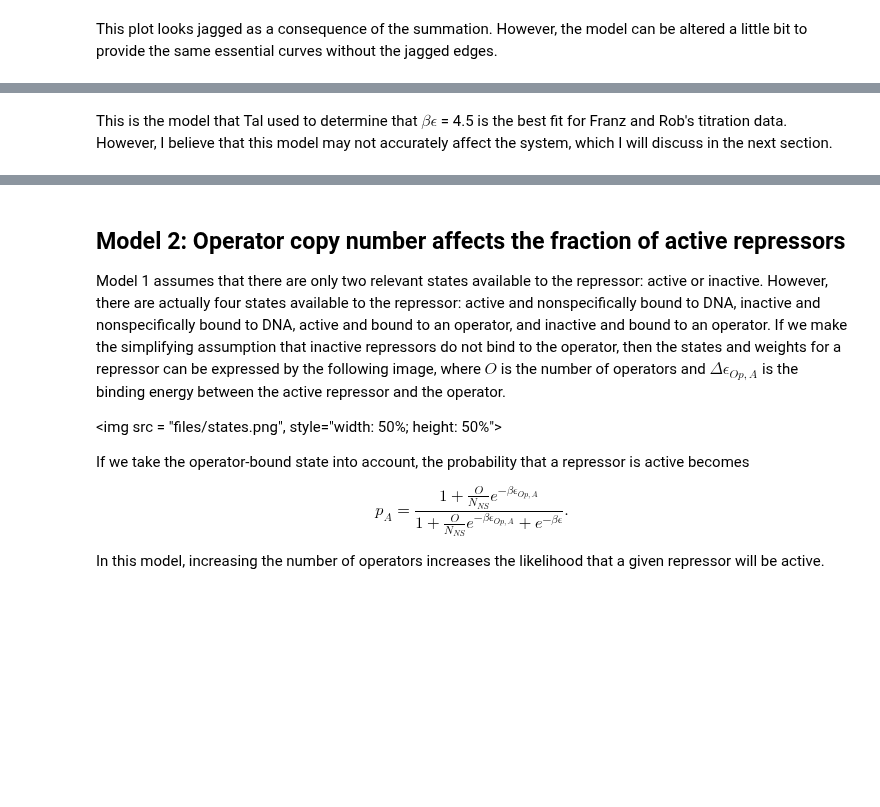
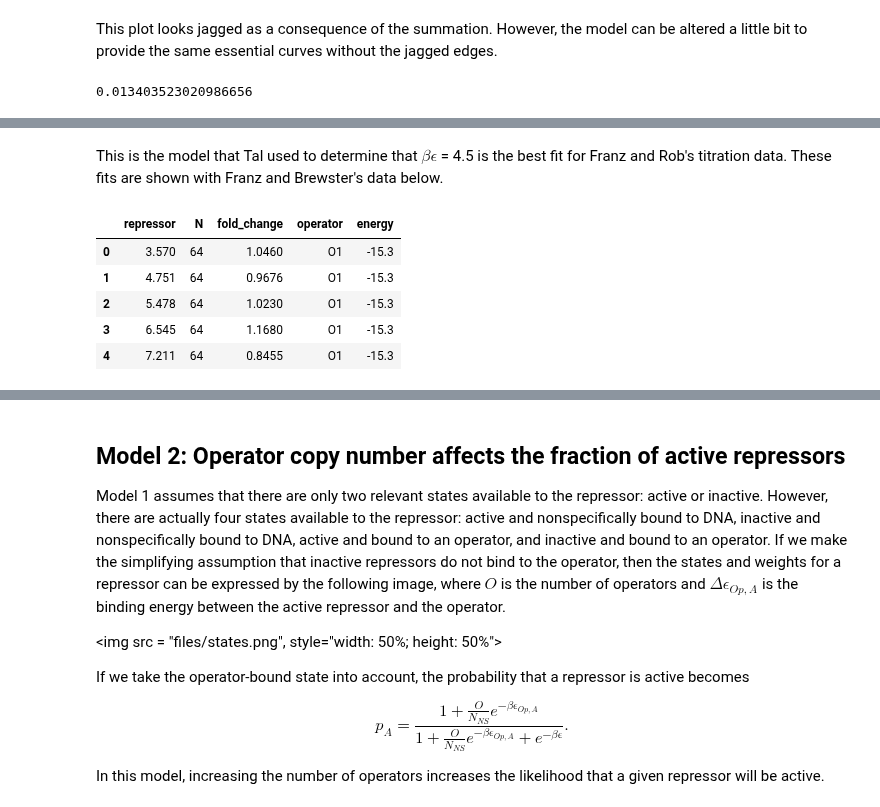
Before and after one commit to RPGroup-PBoC/mwc_induction, a Jupyter notebook: code/analysis/Determining_p_active.ipynb, the cells around one changed output, grey strips where cells are left out. Cells and saved outputs as stored; diff of their text form; code cells hidden in the pictures; blank space fills up the shorter version.

```diff
--- a/code/analysis/Determining_p_active.ipynb
+++ b/code/analysis/Determining_p_active.ipynb
@@ -115,2 +123,9 @@ def model_1_smooth(eBE,N,Op):
     return (Rtot, fc)
+# %%
+N = 10
+Op = -17.0
+e_AI_array = [-2.5, -1.0, 0, 2.5, 5.0]
+model_1_smooth(x_coord, e_AI_array[0], N, Op)[1][0]
+# %% [output]
+0.013403523020986656
 # %%
@@ -132,4 +159,15 @@ plt.savefig('titeffect.pdf', bbox_inches='tight')
 # %% [output]
 [drawing not drawn]
 # %% [markdown]
-This is the model that Tal used to determine that $\beta \epsilon$ = 4.5 is the best fit for Franz and Rob's titration data. However, I believe that this model may not accurately affect the system, which I will discuss in the next section.
+This is the model that Tal used to determine that $\beta \epsilon$ = 4.5 is the best fit for Franz and Rob's titration data. These fits are shown with Franz and Brewster's data below.
+# %%
+data_file = 'C:/Users/Stephanie/Dropbox/mwc_induction/tidy_lacI_multiple_operator_data.csv'
+df= pd.read_csv(data_file)
+df.head()
+# %% [output]
+|  | repressor | N | fold_change | operator | energy |
+| 0 | 3.570 | 64 | 1.0460 | O1 | -15.3 |
+| 1 | 4.751 | 64 | 0.9676 | O1 | -15.3 |
+| 2 | 5.478 | 64 | 1.0230 | O1 | -15.3 |
+| 3 | 6.545 | 64 | 1.1680 | O1 | -15.3 |
+| 4 | 7.211 | 64 | 0.8455 | O1 | -15.3 |
```
Also changed, not shown: parts of 6 cells of this notebook, 1 other file.
